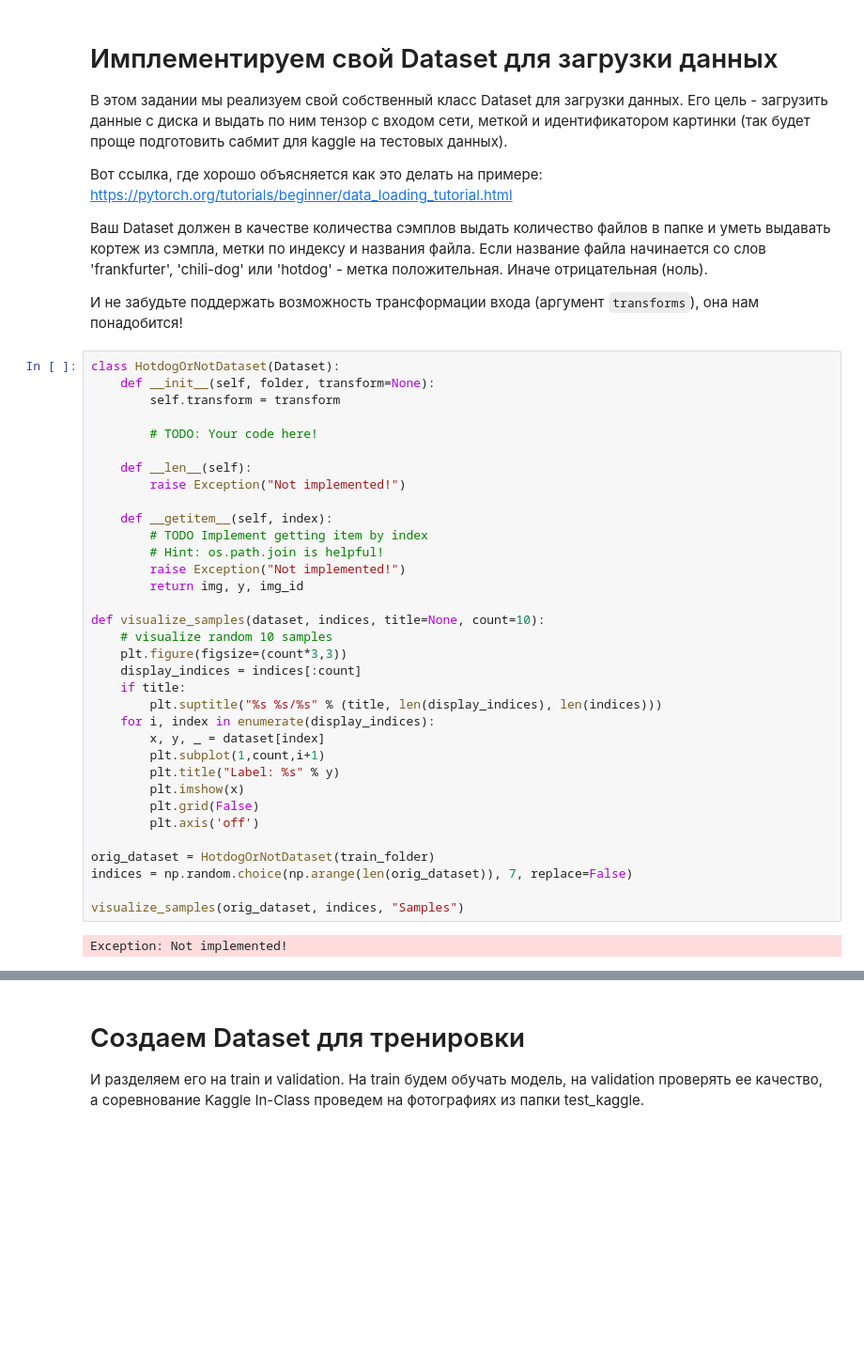
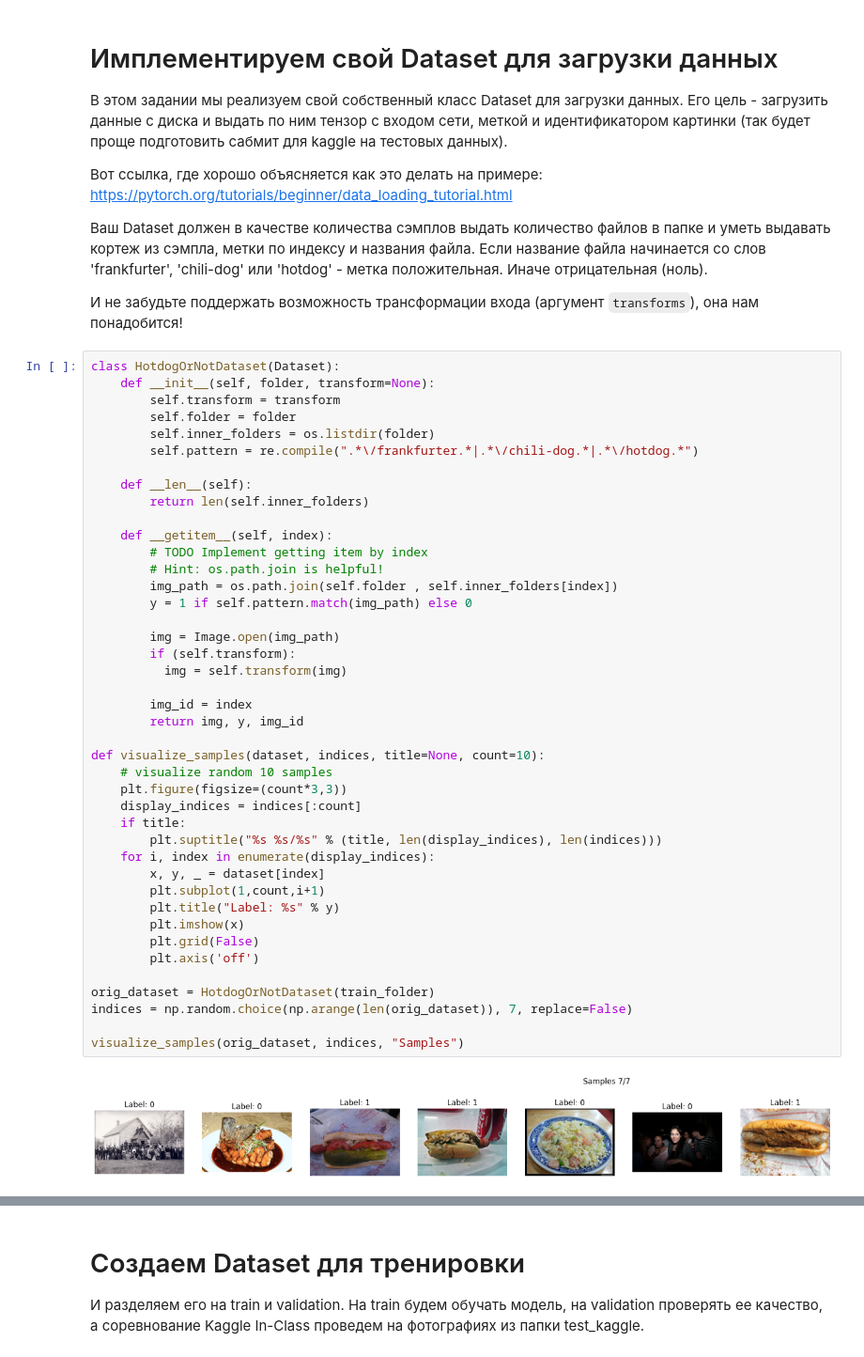
Before and after one commit to CuSynth/DL_course, a Jupyter notebook: assignments/assignment4/HotdogOrNot.ipynb, the cells around one changed output, grey strips where cells are left out. Shown at 94% size. Saved outputs shown, nothing was run; the diff lists cells and outputs as text; blank space fills up the shorter version.

```diff
--- a/assignments/assignment4/HotdogOrNot.ipynb
+++ b/assignments/assignment4/HotdogOrNot.ipynb
@@ -78,38 +82,46 @@ device = torch.device("cuda:0") # Let's make sure GPU is available!
 class HotdogOrNotDataset(Dataset):
     def __init__(self, folder, transform=None):
         self.transform = transform
-
-        # TODO: Your code here!
+        self.folder = folder
+        self.inner_folders = os.listdir(folder)
+        self.pattern = re.compile(".*\/frankfurter.*|.*\/chili-dog.*|.*\/hotdog.*")
 
     def __len__(self):
-        raise Exception("Not implemented!")
+        return len(self.inner_folders)
 
     def __getitem__(self, index):
         # TODO Implement getting item by index
         # Hint: os.path.join is helpful!
-        raise Exception("Not implemented!")
+        img_path = os.path.join(self.folder , self.inner_folders[index])
+        y = 1 if self.pattern.match(img_path) else 0
+
+        img = Image.open(img_path)
+        if (self.transform):
+          img = self.transform(img)
+
+        img_id = index
         return img, y, img_id
 
 def visualize_samples(dataset, indices, title=None, count=10):
     # visualize random 10 samples
     plt.figure(figsize=(count*3,3))
     display_indices = indices[:count]
     if title:
         plt.suptitle("%s %s/%s" % (title, len(display_indices), len(indices)))
     for i, index in enumerate(display_indices):
         x, y, _ = dataset[index]
         plt.subplot(1,count,i+1)
         plt.title("Label: %s" % y)
         plt.imshow(x)
         plt.grid(False)
         plt.axis('off')
 
 orig_dataset = HotdogOrNotDataset(train_folder)
 indices = np.random.choice(np.arange(len(orig_dataset)), 7, replace=False)
 
 visualize_samples(orig_dataset, indices, "Samples")
 # %% [output]
-Exception: Not implemented!
+[figure, added]
 # %%
 # Let's make sure transforms work!
 dataset = HotdogOrNotDataset(train_folder, transform=transforms.RandomVerticalFlip(0.9))
```
Also changed, not shown: parts of 7 cells of this notebook.
